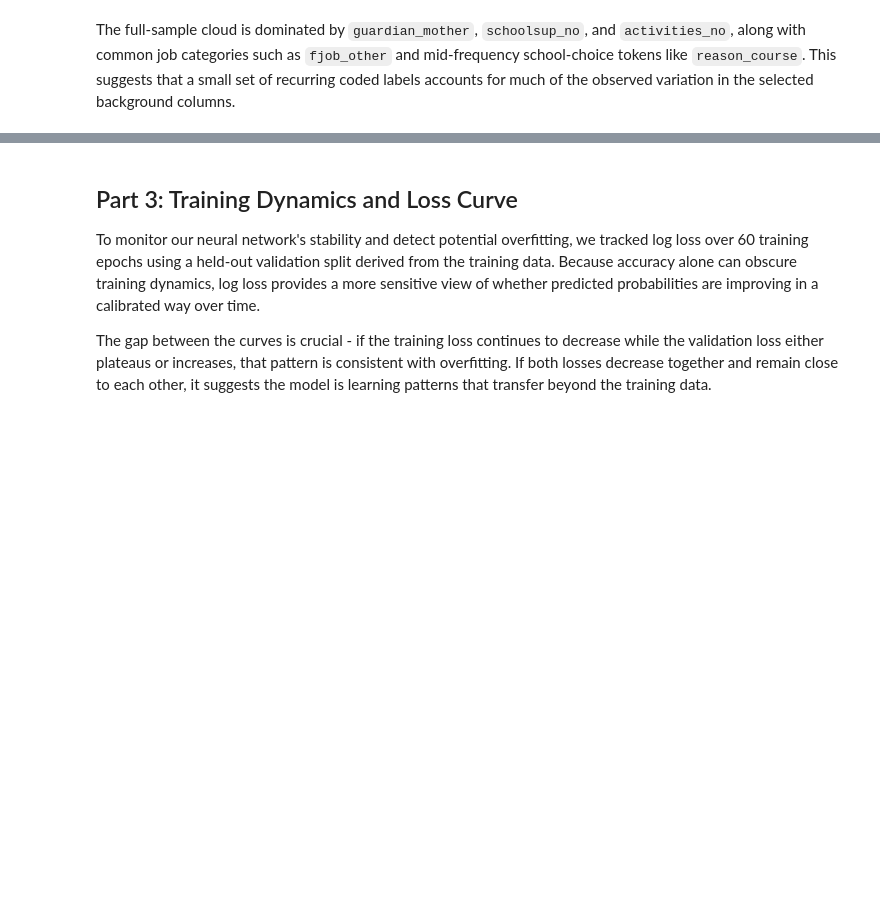
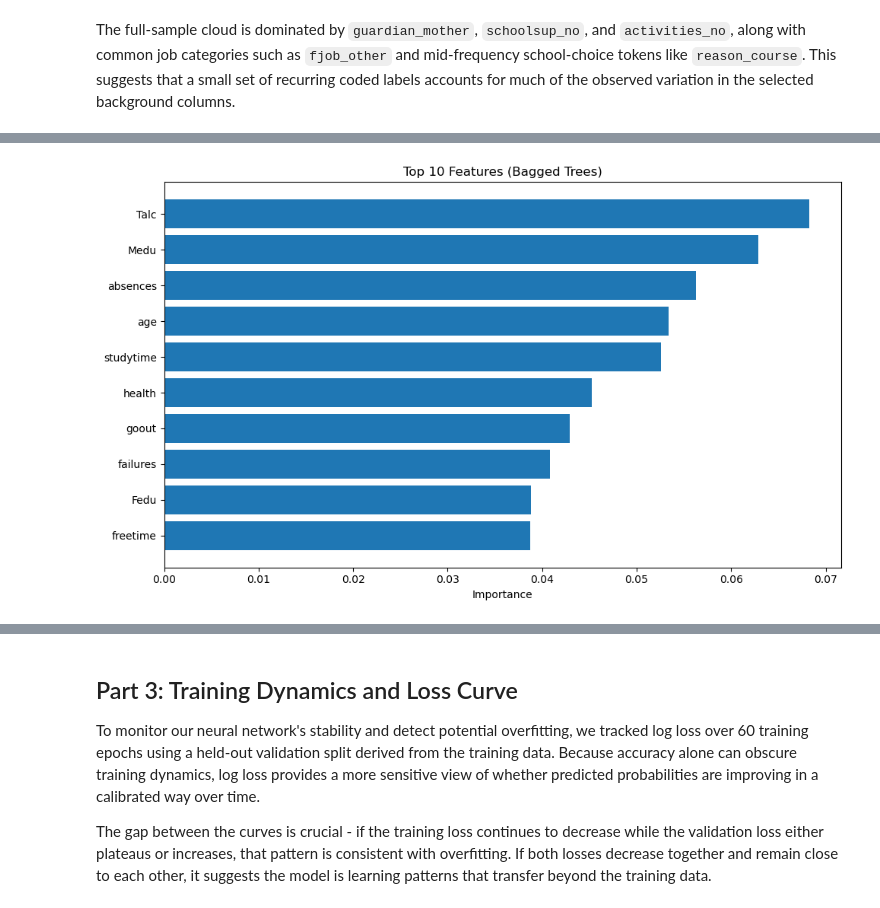
Before and after one commit to sherelleli/qtm347_finalproject, a Jupyter notebook: 3_neural_networks_text_mining.ipynb, the cells around one changed output, grey strips where cells are left out. Saved outputs shown, nothing was run; the diff lists cells and outputs as text; code cells hidden in the pictures; blank space fills up the shorter version.

```diff
--- a/3_neural_networks_text_mining.ipynb
+++ b/3_neural_networks_text_mining.ipynb
@@ -265,0 +216,95 @@ Bagged Trees Accuracy:           0.8462
+# %%
+# FULL FEATURE SET (not Talc-only)
+X_all = df.drop(columns=[c for c in ["G3","G1","G2","good_perf","bad_perf","passed"] if c in df.columns])
+y_all = df["good_perf"].copy()
+
+# sanity: no leakage columns left in X
+assert all(c not in X_all.columns for c in ["G1","G2","G3","good_perf","bad_perf","passed"])
+
+X_train, X_test, y_train, y_test = train_test_split(
+    X_all, y_all, test_size=0.2, random_state=42, stratify=y_all
+)
+
+num_cols = X_train.select_dtypes(include=["int64", "float64"]).columns
+cat_cols = X_train.select_dtypes(include=["object", "category"]).columns
+
+try:
+    ohe = OneHotEncoder(handle_unknown="ignore", sparse_output=False)
+except TypeError:
+    ohe = OneHotEncoder(handle_unknown="ignore", sparse=False)
+
+preprocessor = ColumnTransformer(
+    transformers=[
+        ("num", StandardScaler(), num_cols),
+        ("cat", ohe, cat_cols),
+    ],
+    verbose_feature_names_out=False
+)
+
+X_train = preprocessor.fit_transform(X_train)
+X_test  = preprocessor.transform(X_test)
+
+# validation split for pruning selection (keep test clean)
+X_tr2, X_val2, y_tr2, y_val2 = train_test_split(
+    X_train, y_train, test_size=0.2, random_state=42, stratify=y_train
+)
+
+# standard tree
+dt = DecisionTreeClassifier(random_state=42)
+dt.fit(X_train, y_train)
+acc_dt = accuracy_score(y_test, dt.predict(X_test))
+
+# cost-complexity pruning: choose alpha on validation split
+path = dt.cost_complexity_pruning_path(X_tr2, y_tr2)
+ccp_alphas = path.ccp_alphas[:-1] if len(path.ccp_alphas) > 1 else path.ccp_alphas
+
+best_alpha, best_acc = 0, -1
+for a in ccp_alphas:
+    m = DecisionTreeClassifier(random_state=42, ccp_alpha=a)
+    m.fit(X_tr2, y_tr2)
+    acc = accuracy_score(y_val2, m.predict(X_val2))
+    if acc > best_acc:
+        best_acc, best_alpha = acc, a
+
+dt_pruned = DecisionTreeClassifier(random_state=42, ccp_alpha=best_alpha)
+dt_pruned.fit(X_train, y_train)
+acc_pruned = accuracy_score(y_test, dt_pruned.predict(X_test))
+
+# bagging
+bag = BaggingClassifier(
+    estimator=DecisionTreeClassifier(random_state=42),
+    n_estimators=200,
+    random_state=42,
+    n_jobs=-1
+)
+bag.fit(X_train, y_train)
+acc_bag = accuracy_score(y_test, bag.predict(X_test))
+
+baseline_acc = y_test.value_counts(normalize=True).max()
+
+print("FULL MODEL RESULTS (all predictors)")
+print(f"Baseline (Always predict majority class): {baseline_acc:.4f}")
+print(f"Standard Tree Accuracy:                   {acc_dt:.4f}")
+print(f"Pruned Tree Accuracy:                     {acc_pruned:.4f} (alpha={best_alpha:.5f})")
+print(f"Bagged Trees Accuracy:                    {acc_bag:.4f}")
+
+# feature importance from bagged trees (average across estimators)
+feature_names = preprocessor.get_feature_names_out()
+bag_importances = np.mean([tree.feature_importances_ for tree in bag.estimators_], axis=0)
+
+df_imp = (
+    pd.DataFrame({"feature": feature_names, "importance": bag_importances})
+      .sort_values("importance", ascending=False)
+      .head(10)
+)
+
+plt.figure(figsize=(10, 6))
+plt.barh(df_imp["feature"][::-1], df_imp["importance"][::-1])
+plt.title("Top 10 Features (Bagged Trees)")
+plt.xlabel("Importance")
+plt.tight_layout()
+plt.show()
+
+from sklearn.metrics import balanced_accuracy_score
+print(f"Bagged Trees Balanced Acc: {balanced_accuracy_score(y_test, bag.predict(X_test)):.4f}")
+# %% [output]
@@ -265,0 +316 @@ Bagged Trees Accuracy:           0.8462
+[figure, added]
```
Also changed, not shown: parts of 10 cells of this notebook, 8 other files.
